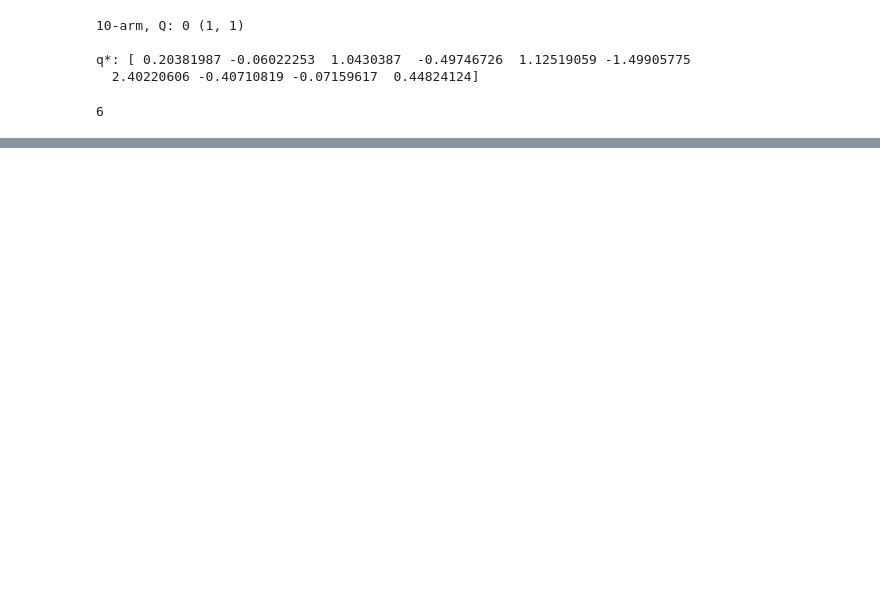
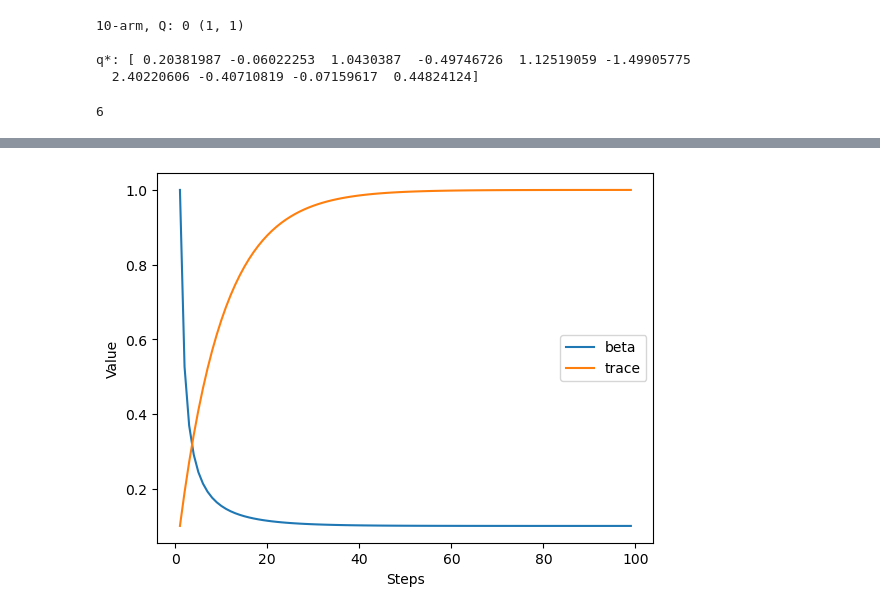
Before and after one commit to ajwills72/RLbook, a Jupyter notebook: k-armed-bandit.ipynb, the cells around one changed output, grey strips where cells are left out. Cells and saved outputs as stored; diff of their text form; code cells hidden in the pictures; blank space fills up the shorter version.

```diff
--- a/k-armed-bandit.ipynb
+++ b/k-armed-bandit.ipynb
@@ -121,0 +252,23 @@ plt.show()
+# %%
+alpha = .1
+trace = 0
+steps = 100
+x = range(steps)
+trace_plot = np.zeros(steps)
+beta_plot = np.zeros(steps)
+for t in range(1,steps):
+    trace = trace + alpha * (1 - trace)
+    trace_plot[t] = trace
+    beta = alpha / trace
+    beta_plot[t] = beta
+
+trace_plot[0] = None
+beta_plot[0] = None
+plt.plot(x, beta_plot, label='beta')
+plt.plot(x, trace_plot, label='trace')
+plt.xlabel('Steps')
+plt.ylabel('Value')
+plt.legend()
+plt.show()
+# %% [output]
+[figure, added]
```
Also changed, not shown: parts of 7 cells of this notebook.
